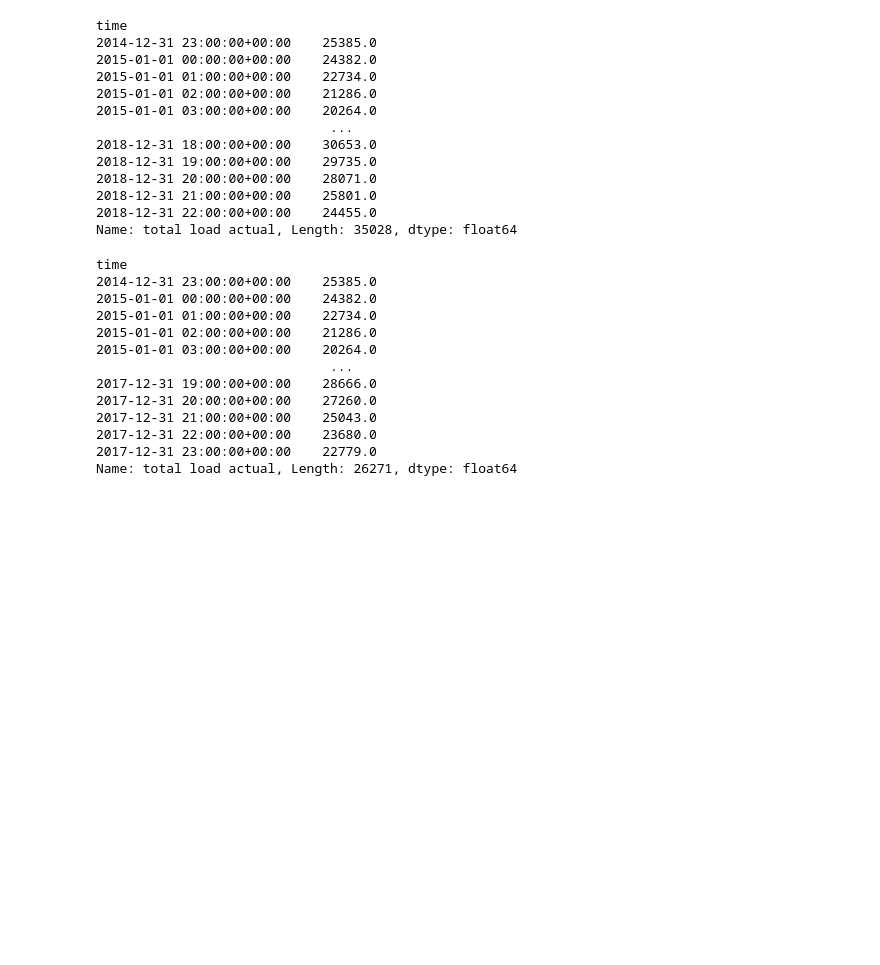
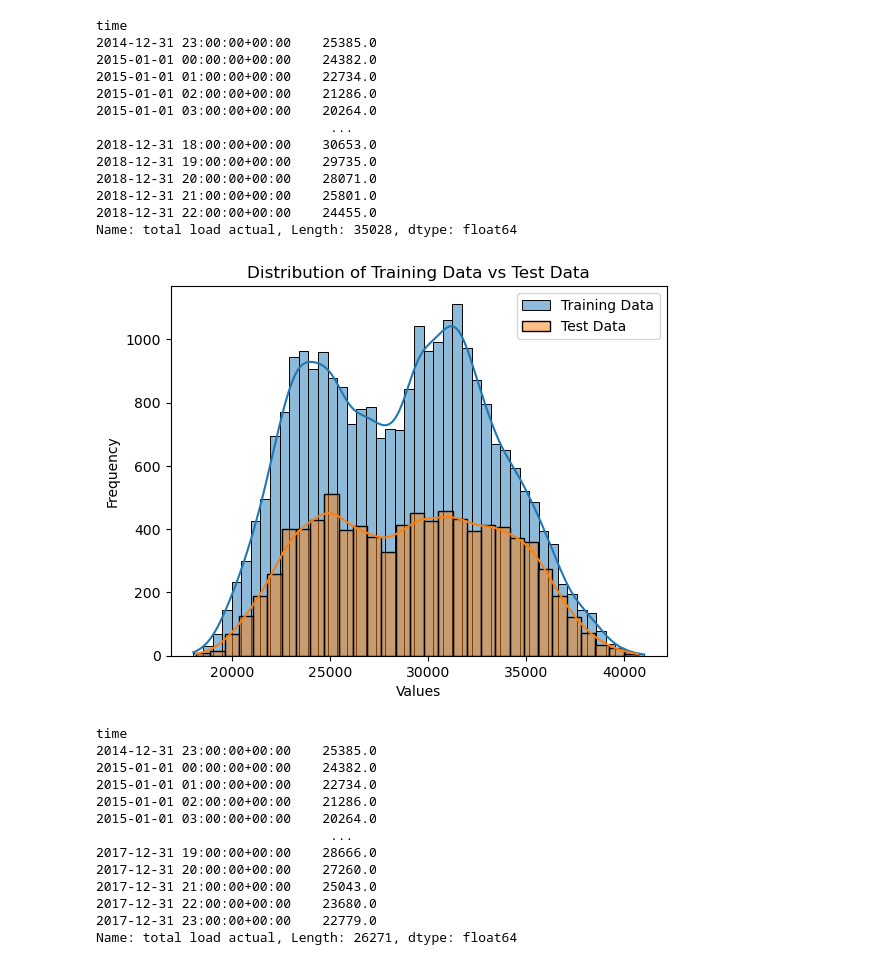
Before and after one commit to siljeberiksen/AI-in-industry, a Jupyter notebook: data_exploration.ipynb, the cells around one changed output. Saved outputs shown, nothing was run; the diff lists cells and outputs as text; code cells hidden in the pictures; blank space fills up the shorter version.

Commit message:
Distribution of test data vs training and predicted data

```diff
--- a/data_exploration.ipynb
+++ b/data_exploration.ipynb
@@ -178,6 +178,20 @@ std_train = y_train.std()
 
 y_train_normalized = (y_train - mean_train) / std_train
 y_test_normalized = (y_test - mean_train) / std_train
+# %%
+import matplotlib.pyplot as plt
+import seaborn as sns
+
+# Assuming y_train and y_test are your training and test data
+sns.histplot(y_train, kde=True, label='Training Data')
+sns.histplot(y_test, kde=True, label='Test Data')
+plt.legend()
+plt.xlabel('Values')
+plt.ylabel('Frequency')
+plt.title('Distribution of Training Data vs Test Data')
+plt.show()
+# %% [output]
+[figure, added]
 # %%
 y_train
 # %% [output]
```
Also changed, not shown: parts of 8 cells of this notebook, 1 other file.
